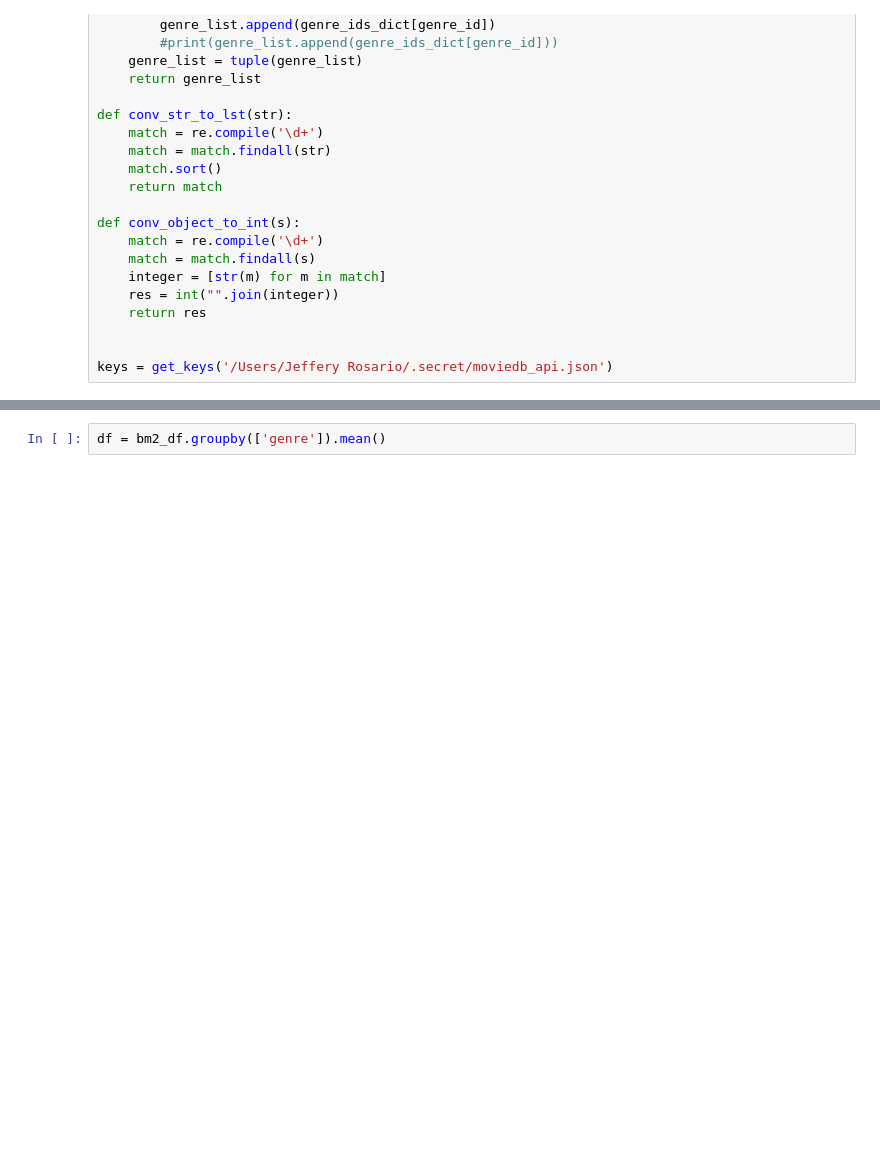
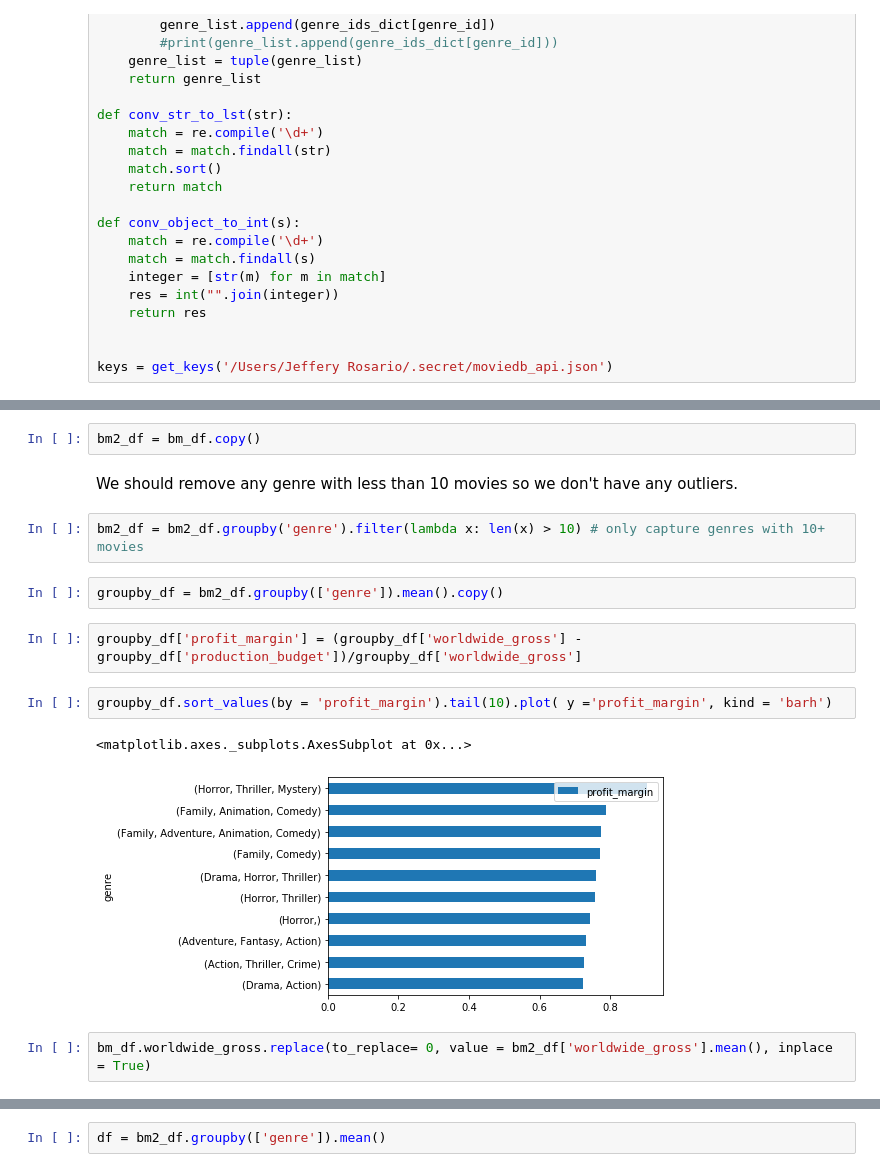
Before and after one commit to jefferyrosario/dsc-mod-1-project-Movie-Analysis-EDA, a Jupyter notebook: student.ipynb, the cells around one changed output, grey strips where cells are left out. Drawn from its saved outputs; the diff is of its cells as text; blank space fills up the shorter version.

```diff
--- a/student.ipynb
+++ b/student.ipynb
@@ -172,0 +206,17 @@ Name: domestic_gross, Length: 2320, dtype: int64
+# %%
+bm2_df = bm_df.copy()
+# %% [markdown]
+We should remove any genre with less than 10 movies so we don't have any outliers.
+# %%
+bm2_df = bm2_df.groupby('genre').filter(lambda x: len(x) > 10) # only capture genres with 10+ movies
+# %%
+groupby_df = bm2_df.groupby(['genre']).mean().copy()
+# %%
+groupby_df['profit_margin'] = (groupby_df['worldwide_gross'] - groupby_df['production_budget'])/groupby_df['worldwide_gross']
+# %%
+groupby_df.sort_values(by = 'profit_margin').tail(10).plot( y ='profit_margin', kind = 'barh')
+# %% [output]
+<matplotlib.axes._subplots.AxesSubplot at 0x...>
+[figure, added]
+# %%
+bm_df.worldwide_gross.replace(to_replace= 0, value = bm2_df['worldwide_gross'].mean(), inplace = True)
```
Also changed, not shown: parts of 56 cells of this notebook.
